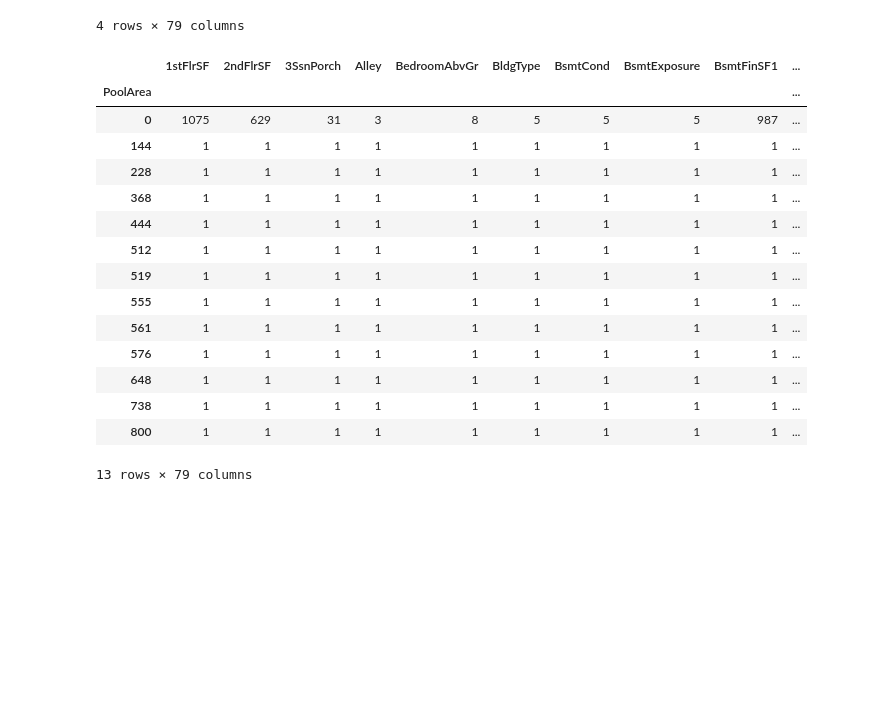
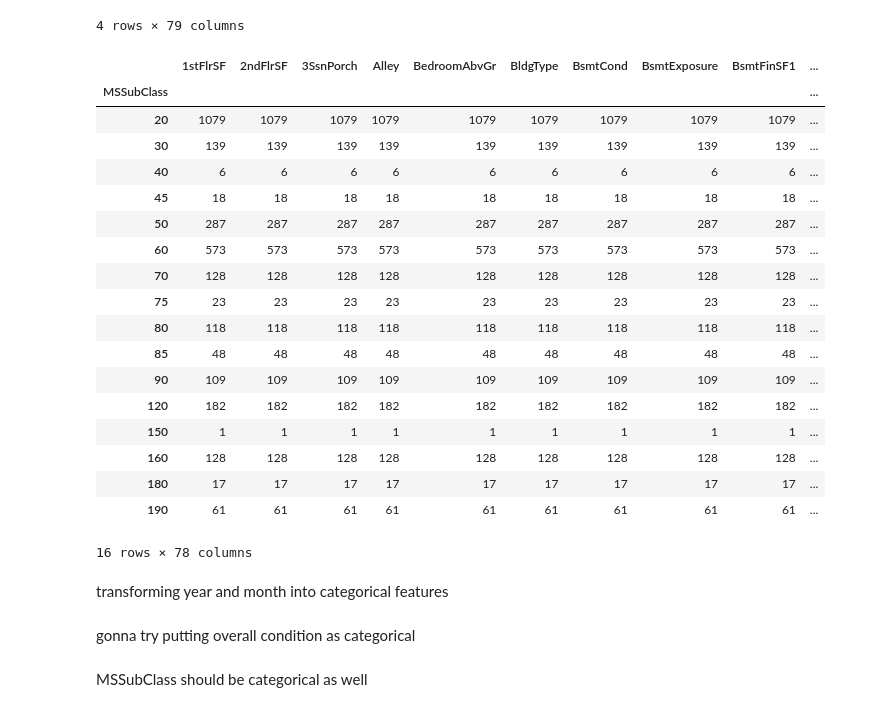
Before and after one commit to nmaloof/KaggleProject, a Jupyter notebook: Ben -We're So Skewed.ipynb, the cells around one changed output. Cells and saved outputs as stored; diff of their text form; code cells hidden in the pictures; blank space fills up the shorter version.

```diff
--- a/Ben -We're So Skewed.ipynb
+++ b/Ben -We're So Skewed.ipynb
@@ -183,0 +190,2 @@ data["MasVnrArea"] = data["MasVnrArea"].fillna(0)
+# %%
+data['Functional'] = data['Functional'].fillna(data['Functional'].mode()[0])
@@ -183,0 +194,3 @@ data["MasVnrArea"] = data["MasVnrArea"].fillna(0)
+# %%
+data['GarageCars'] = data['GarageCars'].fillna(0)
+data['GarageArea'] = data['GarageArea'].fillna(0)
@@ -184,3 +199,11 @@ data["MasVnrArea"] = data["MasVnrArea"].fillna(0)
+# %%
+data['Exterior1st'] = data['Exterior1st'].fillna(data['Exterior1st'].mode()[0])
+data['Exterior2nd'] = data['Exterior2nd'].fillna(data['Exterior2nd'].mode()[0])
+data['KitchenQual'] = data['KitchenQual'].fillna(data['KitchenQual'].mode()[0])
+data['SaleType'] = data['SaleType'].fillna(data['SaleType'].mode()[0])
+data['Electrical'] = data['Electrical'].fillna(data['Electrical'].mode()[0])
+# %%
+data['Functional'] = data['Functional'].fillna(data['Functional'].mode()[0])
 # %%
 data_corr = data.corr()
 # %%
@@ -226,21 +249,26 @@ data.groupby('MasVnrType').nunique()
 | Stone | 201 | 57 | 3 | 3 | 6 | 5 | 3 | 4 | 161 | ... |
 4 rows × 79 columns
 # %%
-data.groupby('PoolArea').nunique()
+data.groupby('MSSubClass').count()
 # %% [output]
 |  | 1stFlrSF | 2ndFlrSF | 3SsnPorch | Alley | BedroomAbvGr | BldgType | BsmtCond | BsmtExposure | BsmtFinSF1 | ... |
-| PoolArea |  |  |  |  |  |  |  |  |  | ... |
-| 0 | 1075 | 629 | 31 | 3 | 8 | 5 | 5 | 5 | 987 | ... |
-| 144 | 1 | 1 | 1 | 1 | 1 | 1 | 1 | 1 | 1 | ... |
-| 228 | 1 | 1 | 1 | 1 | 1 | 1 | 1 | 1 | 1 | ... |
-| 368 | 1 | 1 | 1 | 1 | 1 | 1 | 1 | 1 | 1 | ... |
-| 444 | 1 | 1 | 1 | 1 | 1 | 1 | 1 | 1 | 1 | ... |
-| 512 | 1 | 1 | 1 | 1 | 1 | 1 | 1 | 1 | 1 | ... |
-| 519 | 1 | 1 | 1 | 1 | 1 | 1 | 1 | 1 | 1 | ... |
-| 555 | 1 | 1 | 1 | 1 | 1 | 1 | 1 | 1 | 1 | ... |
-| 561 | 1 | 1 | 1 | 1 | 1 | 1 | 1 | 1 | 1 | ... |
-| 576 | 1 | 1 | 1 | 1 | 1 | 1 | 1 | 1 | 1 | ... |
-| 648 | 1 | 1 | 1 | 1 | 1 | 1 | 1 | 1 | 1 | ... |
-| 738 | 1 | 1 | 1 | 1 | 1 | 1 | 1 | 1 | 1 | ... |
-| 800 | 1 | 1 | 1 | 1 | 1 | 1 | 1 | 1 | 1 | ... |
+| MSSubClass |  |  |  |  |  |  |  |  |  | ... |
+| 20 | 1079 | 1079 | 1079 | 1079 | 1079 | 1079 | 1079 | 1079 | 1079 | ... |
+| 30 | 139 | 139 | 139 | 139 | 139 | 139 | 139 | 139 | 139 | ... |
+| 40 | 6 | 6 | 6 | 6 | 6 | 6 | 6 | 6 | 6 | ... |
+| 45 | 18 | 18 | 18 | 18 | 18 | 18 | 18 | 18 | 18 | ... |
+| 50 | 287 | 287 | 287 | 287 | 287 | 287 | 287 | 287 | 287 | ... |
+| 60 | 573 | 573 | 573 | 573 | 573 | 573 | 573 | 573 | 573 | ... |
+| 70 | 128 | 128 | 128 | 128 | 128 | 128 | 128 | 128 | 128 | ... |
+| 75 | 23 | 23 | 23 | 23 | 23 | 23 | 23 | 23 | 23 | ... |
+| 80 | 118 | 118 | 118 | 118 | 118 | 118 | 118 | 118 | 118 | ... |
+| 85 | 48 | 48 | 48 | 48 | 48 | 48 | 48 | 48 | 48 | ... |
+| 90 | 109 | 109 | 109 | 109 | 109 | 109 | 109 | 109 | 109 | ... |
+| 120 | 182 | 182 | 182 | 182 | 182 | 182 | 182 | 182 | 182 | ... |
+| 150 | 1 | 1 | 1 | 1 | 1 | 1 | 1 | 1 | 1 | ... |
+| 160 | 128 | 128 | 128 | 128 | 128 | 128 | 128 | 128 | 128 | ... |
+| 180 | 17 | 17 | 17 | 17 | 17 | 17 | 17 | 17 | 17 | ... |
+| 190 | 61 | 61 | 61 | 61 | 61 | 61 | 61 | 61 | 61 | ... |
-13 rows × 79 columns
+16 rows × 78 columns
+# %% [markdown]
+transforming year and month into categorical features
@@ -246,0 +278,2 @@ data.groupby('PoolArea').nunique()
+# %% [markdown]
+gonna try putting overall condition as categorical
@@ -246,0 +282,2 @@ data.groupby('PoolArea').nunique()
+# %% [markdown]
+MSSubClass should be categorical as well
```
Also changed, not shown: parts of 19 cells of this notebook.
